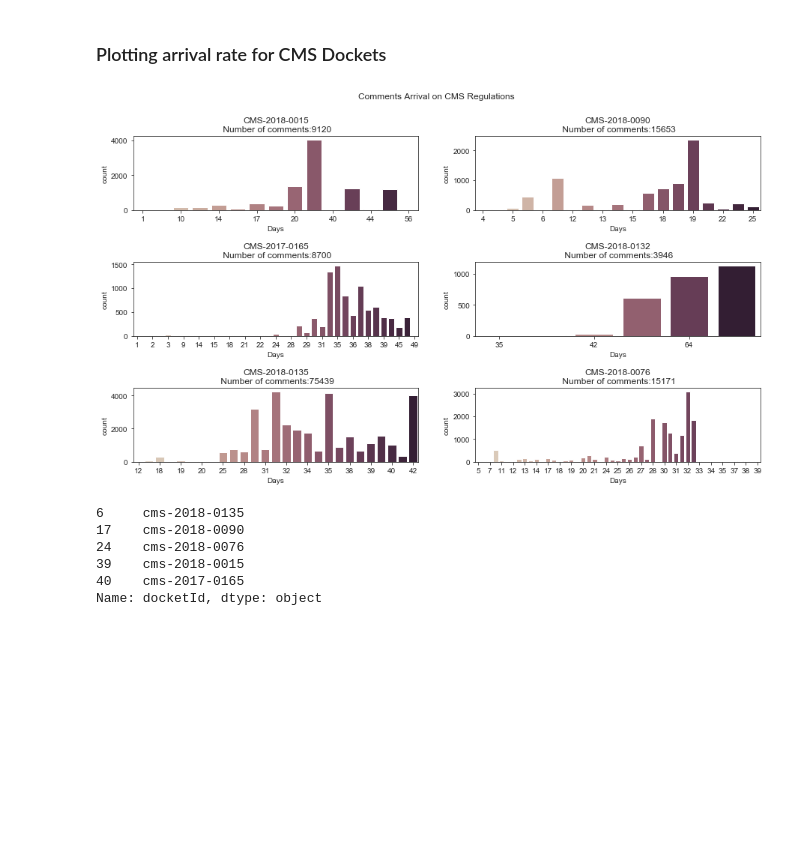
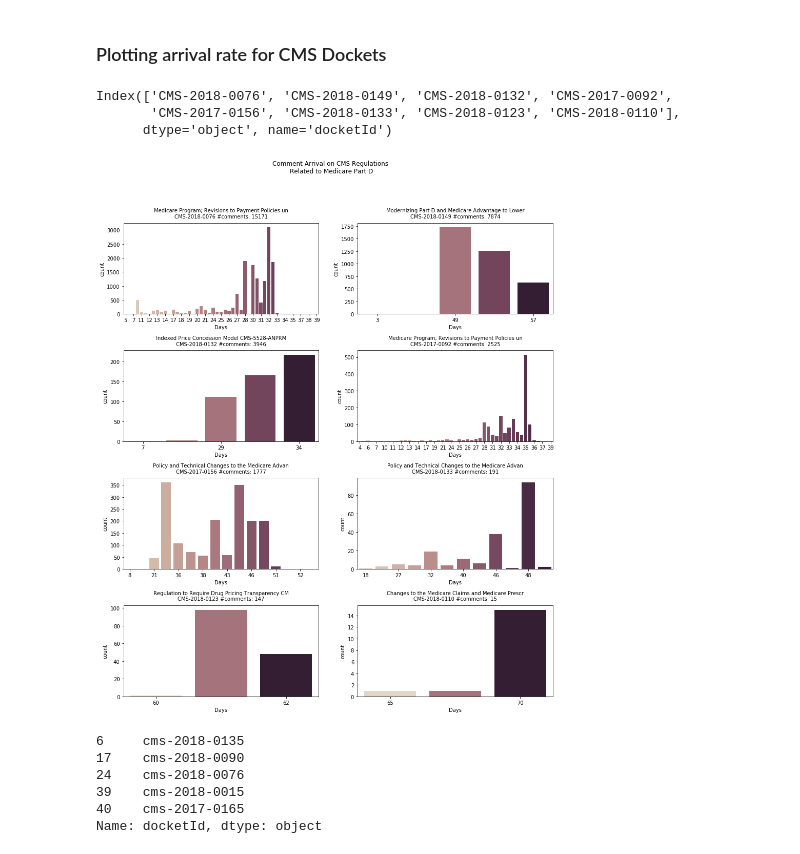
Before and after one commit to shettysandeep/reg_data_demo, a Jupyter notebook: CMS_Commentdata_Extract.ipynb, the cells around one changed output. Cells and saved outputs as stored; diff of their text form; code cells hidden in the pictures; blank space fills up the shorter version.

Commit message:
More dockets added

```diff
--- a/CMS_Commentdata_Extract.ipynb
+++ b/CMS_Commentdata_Extract.ipynb
@@ -221,4 +224,10 @@ CMS.to_csv("CMS_Dockets.csv")
+# %%
+zippora=pd.read_csv('CMS_Docket_zk.csv')
+zippora_dock = zippora.loc[zippora['Related to prescription drugs']==1,'docketId'].drop_duplicates()
+
+plot_order=(zippora.loc[zippora['Related to prescription drugs']==1,['docketId','numberOfCommentsReceived']].
+groupby(by='docketId').sum().sort_values(by='numberOfCommentsReceived',ascending=False).index)
 # %% [markdown]
 ### Running analysis on CMS Docket - CMS-2018-0132.csv
 # %%
-cms_2018_0132 = reg_data_extract("CMS-2018-0132")
+cms_2018_0132 = pd.read_csv("cms-2018-0132.csv")
@@ -257,6 +255,6 @@ Name: docketId, dtype: object
 # collecting Docket of interest -v via API
 # storing in a dictionary com_dat
 com_dat = {}
-for item in docket_interest.values:
+for item in zippora_dock.values: #docket_interest.values:
     name_file = item.upper()
     com_dat[item] = reg_data_extract(name_file)
@@ -272,28 +301,35 @@ dat2plot = {}
 for key in com_dat:
     dat2plot[key] = clean_up(com_dat[key])
 # %%
-dat2plot['cms-2018-0132']=cmstest
+dat2plot['CMS-2018-0132']=cmstest
 # %%
 # saving files for later use
 for key in com_dat:
     dat2plot[key].to_csv(key+'.csv')
 # %% [markdown]
 ### Plotting arrival rate for CMS Dockets
+# %%
+plot_order
+# %% [output]
+Index(['CMS-2018-0076', 'CMS-2018-0149', 'CMS-2018-0132', 'CMS-2017-0092',
+       'CMS-2017-0156', 'CMS-2018-0133', 'CMS-2018-0123', 'CMS-2018-0110'],
+      dtype='object', name='docketId')
 # %%
-fig = plt.figure(figsize=(15, 8))
-plt.suptitle("Comments Arrival on CMS Regulations")
-plt.subplots_adjust(wspace=0.2, hspace=0.7)
+fig = plt.figure(figsize=(15, 17))
+plt.suptitle("Comment Arrival on CMS Regulations \nRelated to Medicare Part D")
+plt.subplots_adjust(wspace=0.2, hspace=0.4)
 
-for ind,key in enumerate(dat2plot):
-    ax = fig.add_subplot(3,2,ind+1)
+for ind,key in enumerate(plot_order):
+#for ind,key in enumerate(dat2plot):
+    ax = fig.add_subplot(4,2,ind+1)
     #sns.catplot(x="Days", kind="count", palette="ch:.25",data = dat2plot[key])
     g = sns.countplot(x="Days",  palette="ch:.25",data = dat2plot[key])
     g.axes.xaxis.set_major_locator(ticker.MultipleLocator(2))
     #g.axes.xaxis.set_major_formatter(ticker.ScalarFormatter())
     n_com = CMS.loc[CMS.docketId==key.upper(),'numberOfCommentsReceived'].values[0]
-    plt.title('{}\n Number of comments:{}'.format(key.upper(),n_com))
+    #plt.title('{}\n Number of comments:{}'.format(key.upper(),n_com))
     plot_title = CMS.loc[CMS.docketId==key.upper(),'docketTitle'].values[0]
-    #plt.title(plot_title[:75], y = 1.02)
+    plt.title('{}\n{} #comments: {}'.format(plot_title[:50],key.upper(),n_com), y = 1.02,  fontsize= 10)
 # %% [output]
-[figure, old version]
+[figure, new version]
 # %%
```
Also changed, not shown: parts of 10 cells of this notebook.
